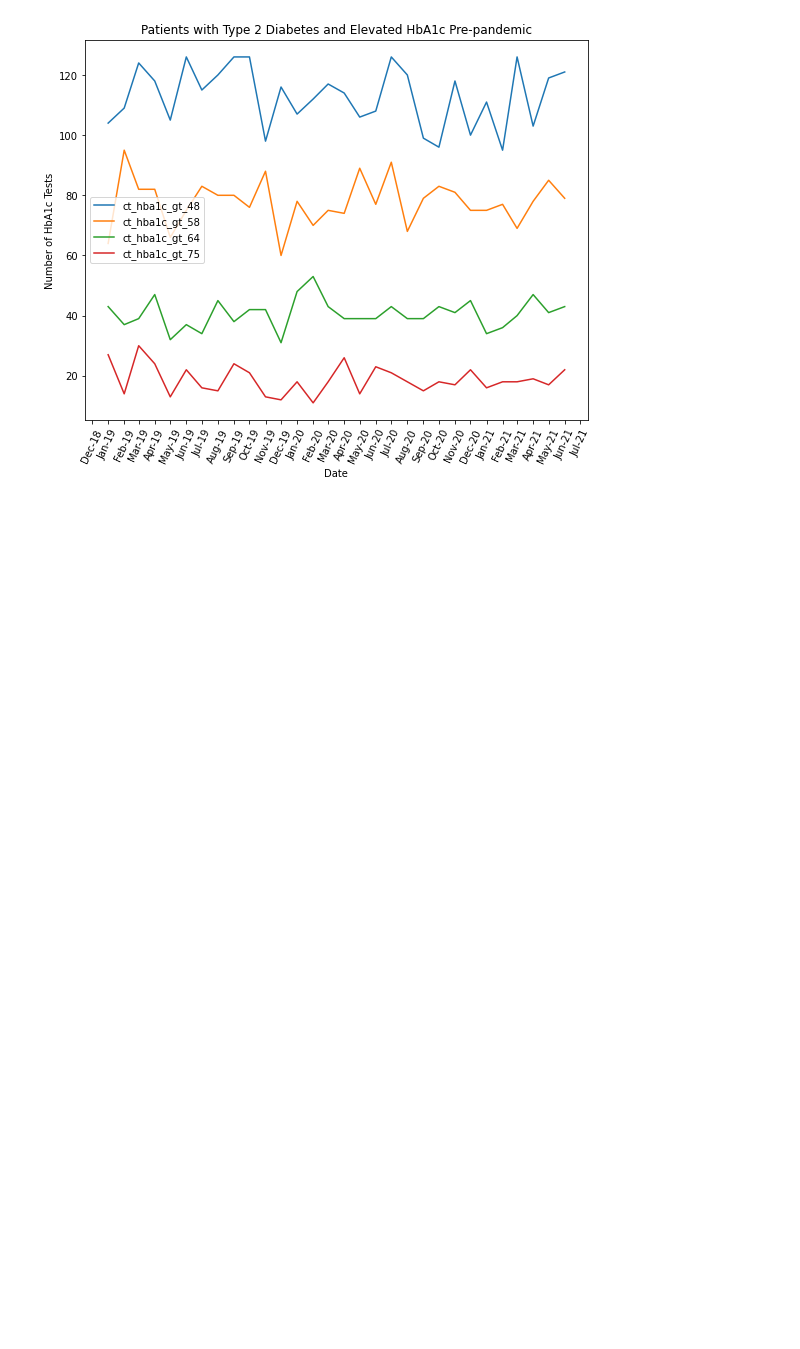
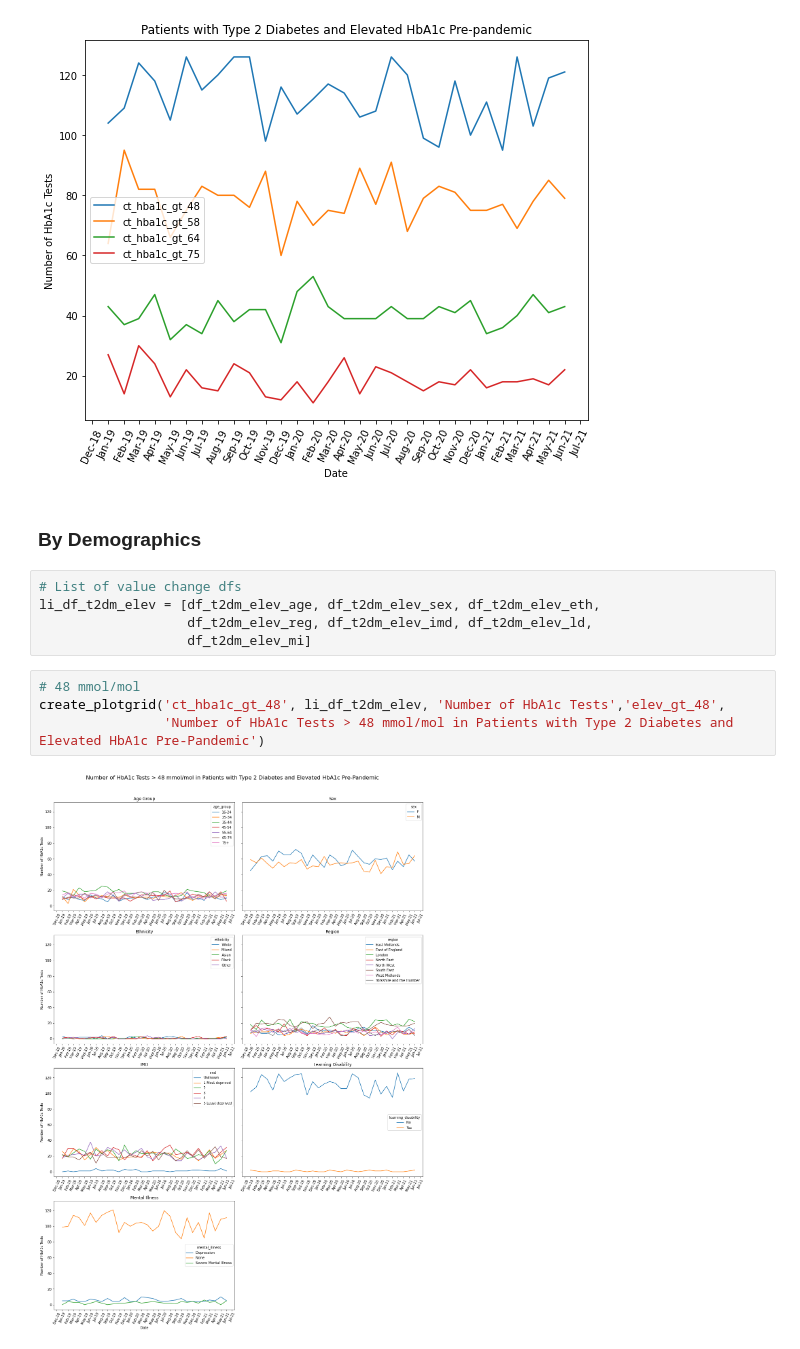
Before and after one commit to opensafely/HbA1c-levels, a Jupyter notebook: notebooks/charts_elev_predm.ipynb, the cells around one changed output. Saved outputs shown, nothing was run; the diff lists cells and outputs as text; blank space fills up the shorter version.

Commit message:
Add demographic charts

```diff
--- a/notebooks/charts_elev_predm.ipynb
+++ b/notebooks/charts_elev_predm.ipynb
@@ -214,3 +214,16 @@ create_chart('Patients with Type 2 Diabetes and Elevated HbA1c Pre-pandemic',
                             'ct_hba1c_gt_64', 'ct_hba1c_gt_75'], ax)
 # %% [output]
 [figure]
+# %% [markdown]
+### By Demographics
+# %%
+# List of value change dfs
+li_df_t2dm_elev = [df_t2dm_elev_age, df_t2dm_elev_sex, df_t2dm_elev_eth,
+                   df_t2dm_elev_reg, df_t2dm_elev_imd, df_t2dm_elev_ld,
+                   df_t2dm_elev_mi]
+# %%
+# 48 mmol/mol
+create_plotgrid('ct_hba1c_gt_48', li_df_t2dm_elev, 'Number of HbA1c Tests','elev_gt_48',
+                'Number of HbA1c Tests > 48 mmol/mol in Patients with Type 2 Diabetes and Elevated HbA1c Pre-Pandemic')
+# %% [output]
+[figure, added]
```
Also changed, not shown: parts of 3 cells of this notebook.
